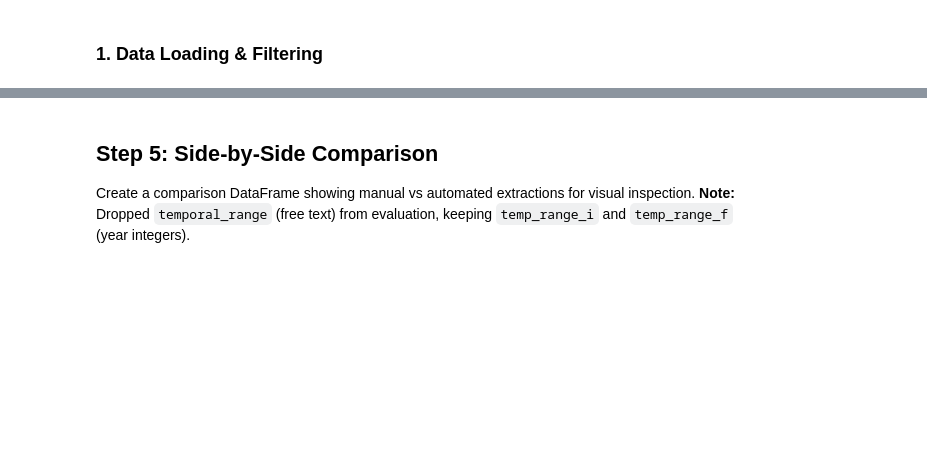
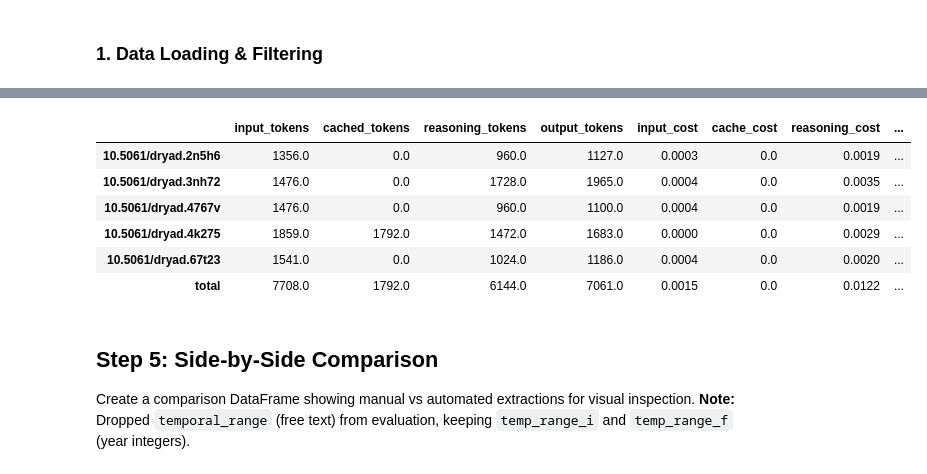
Before and after one commit to BiodiversiteQuebec/llm_metadata, a Jupyter notebook: notebooks/fuster_test_extraction_evaluation.ipynb, the cells around one changed output, grey strips where cells are left out. Saved outputs shown, nothing was run; the diff lists cells and outputs as text; code cells hidden in the pictures; blank space fills up the shorter version.

```diff
--- a/notebooks/fuster_test_extraction_evaluation.ipynb
+++ b/notebooks/fuster_test_extraction_evaluation.ipynb
@@ -49,0 +85,21 @@ All columns:
+# %%
+# Filter: source='dryad', valid_yn='yes', and at least one _position column contains 'abstract'
+print("Source values:", df['source'].value_counts())
+print("\nvalid_yn values:", df['valid_yn'].value_counts())
+
+# Filter for dryad and valid
+dryad_valid = df[(df['source'] == 'dryad') & (df['valid_yn'] == 'yes')]
+print(f"\nDryad valid rows: {len(dryad_valid)}")
+
+# Find rows where any _position column contains 'abstract'
+position_cols = ['temporal_range_position', 'temporal_duration_position', 'spatial_range_position']
+
+def has_abstract_in_position(row):
+    for col in position_cols:
+        val = row.get(col)
+        if pd.notna(val) and 'abstract' in str(val).lower():
+            return True
+    return False
+
+dryad_abstract = dryad_valid[dryad_valid.apply(has_abstract_in_position, axis=1)]
+print(f"Dryad valid rows with 'abstract' in _position columns: {len(dryad_abstract)}")
@@ -171,3 +253,16 @@ Test rows preview:
+# %%
+usage_costs = pd.DataFrame.from_dict({doi: res['usage_cost'] for doi, res in results.items()}, orient='index')
+# Add total sum
+usage_costs.loc['total'] = usage_costs.sum(numeric_only=True)
+usage_costs
+# %% [output]
+|  | input_tokens | cached_tokens | reasoning_tokens | output_tokens | input_cost | cache_cost | reasoning_cost | ... |
+| 10.5061/dryad.2n5h6 | 1356.0 | 0.0 | 960.0 | 1127.0 | 0.0003 | 0.0 | 0.0019 | ... |
+| 10.5061/dryad.3nh72 | 1476.0 | 0.0 | 1728.0 | 1965.0 | 0.0004 | 0.0 | 0.0035 | ... |
+| 10.5061/dryad.4767v | 1476.0 | 0.0 | 960.0 | 1100.0 | 0.0004 | 0.0 | 0.0019 | ... |
+| 10.5061/dryad.4k275 | 1859.0 | 1792.0 | 1472.0 | 1683.0 | 0.0000 | 0.0 | 0.0029 | ... |
+| 10.5061/dryad.67t23 | 1541.0 | 0.0 | 1024.0 | 1186.0 | 0.0004 | 0.0 | 0.0020 | ... |
+| total | 7708.0 | 1792.0 | 6144.0 | 7061.0 | 0.0015 | 0.0 | 0.0122 | ... |
 # %% [markdown]
 ## Step 5: Side-by-Side Comparison
 
```
Also changed, not shown: parts of 17 cells of this notebook, 3 other files.
